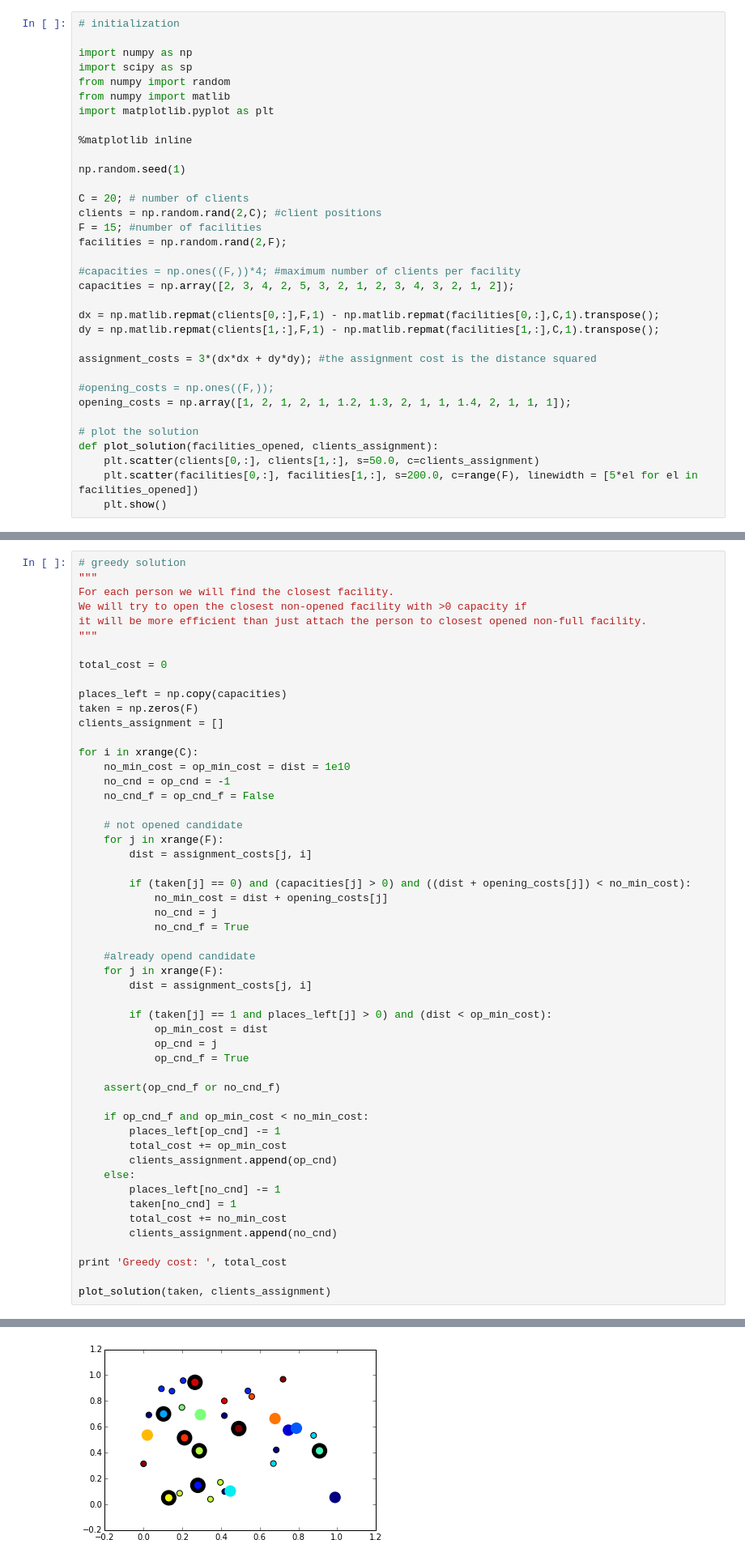
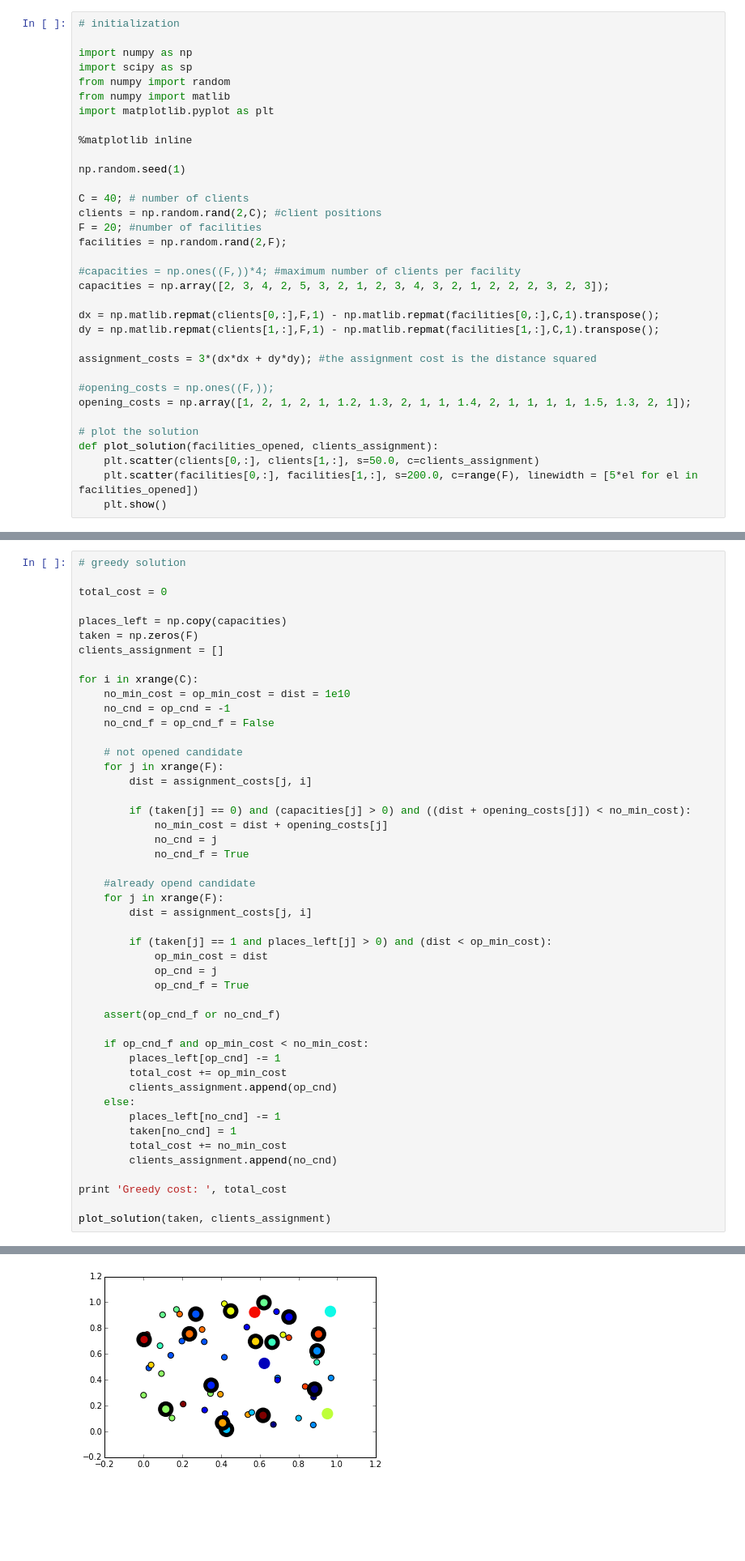
Before and after one commit to ivanovak/SK_OM2015, a Jupyter notebook: Assignment1/task_1.ipynb, the cells around one changed output, grey strips where cells are left out. Shown at 81% size. Saved outputs shown, nothing was run; the diff lists cells and outputs as text; blank space fills up the shorter version.

```diff
--- a/Assignment1/task_1.ipynb
+++ b/Assignment1/task_1.ipynb
@@ -21,13 +21,13 @@ import matplotlib.pyplot as plt
 
 np.random.seed(1)
 
-C = 20; # number of clients
+C = 40; # number of clients
 clients = np.random.rand(2,C); #client positions
-F = 15; #number of facilities
+F = 20; #number of facilities
 facilities = np.random.rand(2,F);
 
 #capacities = np.ones((F,))*4; #maximum number of clients per facility
-capacities = np.array([2, 3, 4, 2, 5, 3, 2, 1, 2, 3, 4, 3, 2, 1, 2]);
+capacities = np.array([2, 3, 4, 2, 5, 3, 2, 1, 2, 3, 4, 3, 2, 1, 2, 2, 2, 3, 2, 3]);
 
 dx = np.matlib.repmat(clients[0,:],F,1) - np.matlib.repmat(facilities[0,:],C,1).transpose();
 dy = np.matlib.repmat(clients[1,:],F,1) - np.matlib.repmat(facilities[1,:],C,1).transpose();
@@ -35,7 +35,7 @@ dy = np.matlib.repmat(clients[1,:],F,1) - np.matlib.repmat(facilities[1,:],C,1).
 assignment_costs = 3*(dx*dx + dy*dy); #the assignment cost is the distance squared
 
 #opening_costs = np.ones((F,));
-opening_costs = np.array([1, 2, 1, 2, 1, 1.2, 1.3, 2, 1, 1, 1.4, 2, 1, 1, 1]);
+opening_costs = np.array([1, 2, 1, 2, 1, 1.2, 1.3, 2, 1, 1, 1.4, 2, 1, 1, 1, 1, 1.5, 1.3, 2, 1]);
 
 # plot the solution
 def plot_solution(facilities_opened, clients_assignment):
@@ -45,10 +50,5 @@ def plot_solution(facilities_opened, clients_assignment):
 # %%
 # greedy solution
-"""
-For each person we will find the closest facility.
-We will try to open the closest non-opened facility with >0 capacity if
-it will be more efficient than just attach the person to closest opened non-full facility.
-"""
 
 total_cost = 0
 
@@ -99,4 +99,4 @@ Greedy cost:  16.4373303001
-[figure, old version]
+[figure, new version]
 # %% [markdown]
 * (3 points). Implement **some local optimization algorithm**. Try to design powerful moves that are at the same time easy to search through. **Important:** your move should connect the whole domain, i.e. for any pair of feasible solutions, there should exist a sequence of moves from the family you design that transform one solution to the other.
 # %% [markdown]
```
Also changed, not shown: parts of 9 cells of this notebook.
